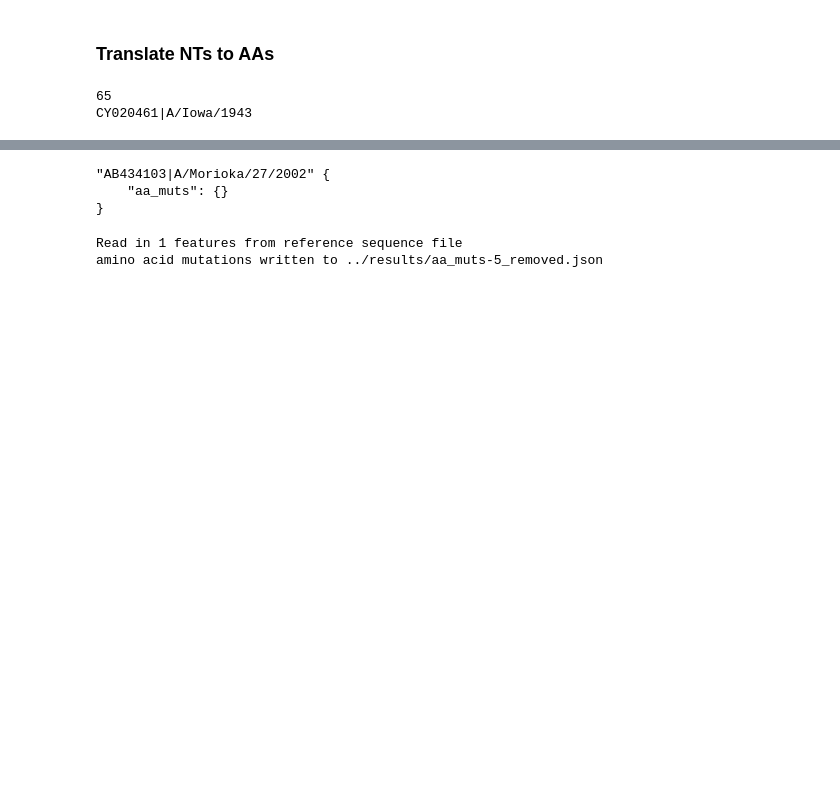
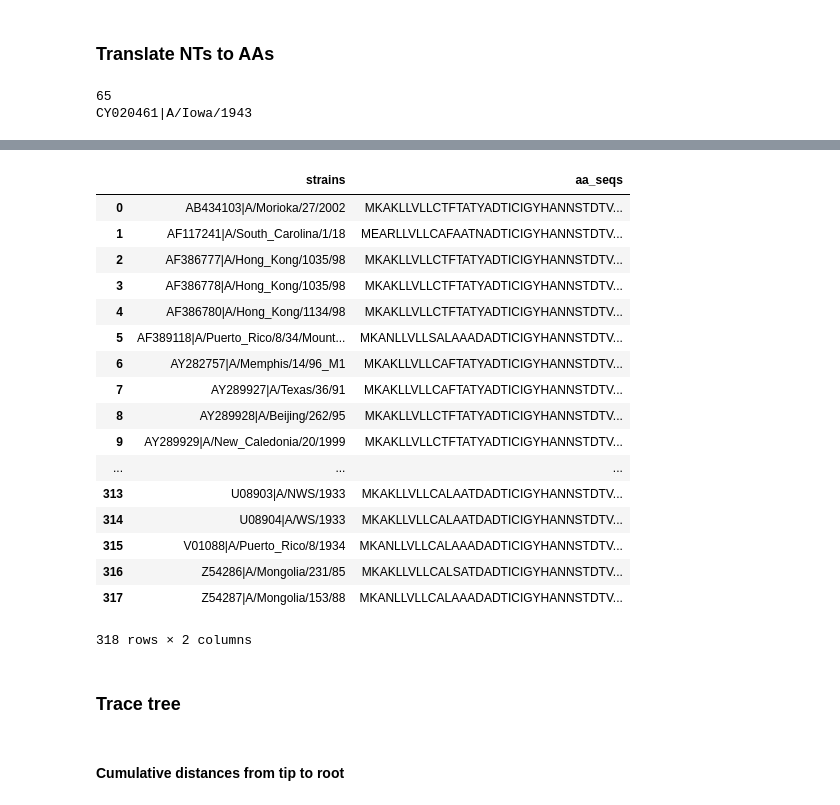
Before and after one commit to gboyle2/spatial_coupling, a Jupyter notebook: influenza-ha/analysis/influenza-A_HA_augur.ipynb, the cells around one changed output, grey strips where cells are left out. Drawn from its saved outputs; the diff is of its cells as text; code cells hidden in the pictures; blank space fills up the shorter version.

```diff
--- a/influenza-ha/analysis/influenza-A_HA_augur.ipynb
+++ b/influenza-ha/analysis/influenza-A_HA_augur.ipynb
@@ -503,9 +358,5 @@ aa_strains = list(zip(strains, aa_seqs))
 # nt_seqs
 # aa_muts
 
-
-
-# for pair in aa_strains :
-#     if "CY125862|A/Kw/1/1957" in pair:
-#         print("yes")
+aa_strains_df = pd.DataFrame(data = aa_strains, columns=['strains', 'aa_seqs'], index = None)
 # %%
@@ -559,20 +370,23 @@ aa_seqs
-# %%
-with open("../results/aa_muts-5_removed.json") as nt:
-    nt_muts = json.load(nt)
-
-
-print(json.dumps(next(iter(nt_muts["nodes"]))),
-      json.dumps(next(iter(nt_muts["nodes"].values())), indent=4))
-# %% [output]
-"AB434103|A/Morioka/27/2002" {
-    "aa_muts": {}
-}
-# %%
-!augur translate \
-  --tree ../results/tree-5_removed.nwk \
-  --ancestral-sequences ../results/nt_muts-5_removed.json \
-  --reference-sequence ../config/influenza-HA_outgroup.gb \
-  --output ../results/aa_muts-5_removed.json
-# %% [output]
-Read in 1 features from reference sequence file
-amino acid mutations written to ../results/aa_muts-5_removed.json
+# %%
+aa_strains_df
+# %% [output]
+|  | strains | aa_seqs |
+| 0 | AB434103|A/Morioka/27/2002 | MKAKLLVLLCTFTATYADTICIGYHANNSTDTV... |
+| 1 | AF117241|A/South_Carolina/1/18 | MEARLLVLLCAFAATNADTICIGYHANNSTDTV... |
+| 2 | AF386777|A/Hong_Kong/1035/98 | MKAKLLVLLCTFTATYADTICIGYHANNSTDTV... |
+| 3 | AF386778|A/Hong_Kong/1035/98 | MKAKLLVLLCTFTATYADTICIGYHANNSTDTV... |
+| 4 | AF386780|A/Hong_Kong/1134/98 | MKAKLLVLLCTFTATYADTICIGYHANNSTDTV... |
+| 5 | AF389118|A/Puerto_Rico/8/34/Mount... | MKANLLVLLSALAAADADTICIGYHANNSTDTV... |
+| 6 | AY282757|A/Memphis/14/96_M1 | MKAKLLVLLCAFTATYADTICIGYHANNSTDTV... |
+| 7 | AY289927|A/Texas/36/91 | MKAKLLVLLCAFTATYADTICIGYHANNSTDTV... |
+| 8 | AY289928|A/Beijing/262/95 | MKAKLLVLLCTFTATYADTICIGYHANNSTDTV... |
+| 9 | AY289929|A/New_Caledonia/20/1999 | MKAKLLVLLCTFTATYADTICIGYHANNSTDTV... |
+| ... | ... | ... |
+| 313 | U08903|A/NWS/1933 | MKAKLLVLLCALAATDADTICIGYHANNSTDTV... |
+| 314 | U08904|A/WS/1933 | MKAKLLVLLCALAATDADTICIGYHANNSTDTV... |
+| 315 | V01088|A/Puerto_Rico/8/1934 | MKANLLVLLCALAAADADTICIGYHANNSTDTV... |
+| 316 | Z54286|A/Mongolia/231/85 | MKAKLLVLLCALSATDADTICIGYHANNSTDTV... |
+| 317 | Z54287|A/Mongolia/153/88 | MKANLLVLLCALAAADADTICIGYHANNSTDTV... |
+318 rows × 2 columns
+# %% [markdown]
+### Trace tree
@@ -578,0 +406,2 @@ amino acid mutations written to ../results/aa_muts-5_removed.json
+# %% [markdown]
+#### Cumulative distances from tip to root
```
Also changed, not shown: parts of 13 cells of this notebook, 1 other file.
